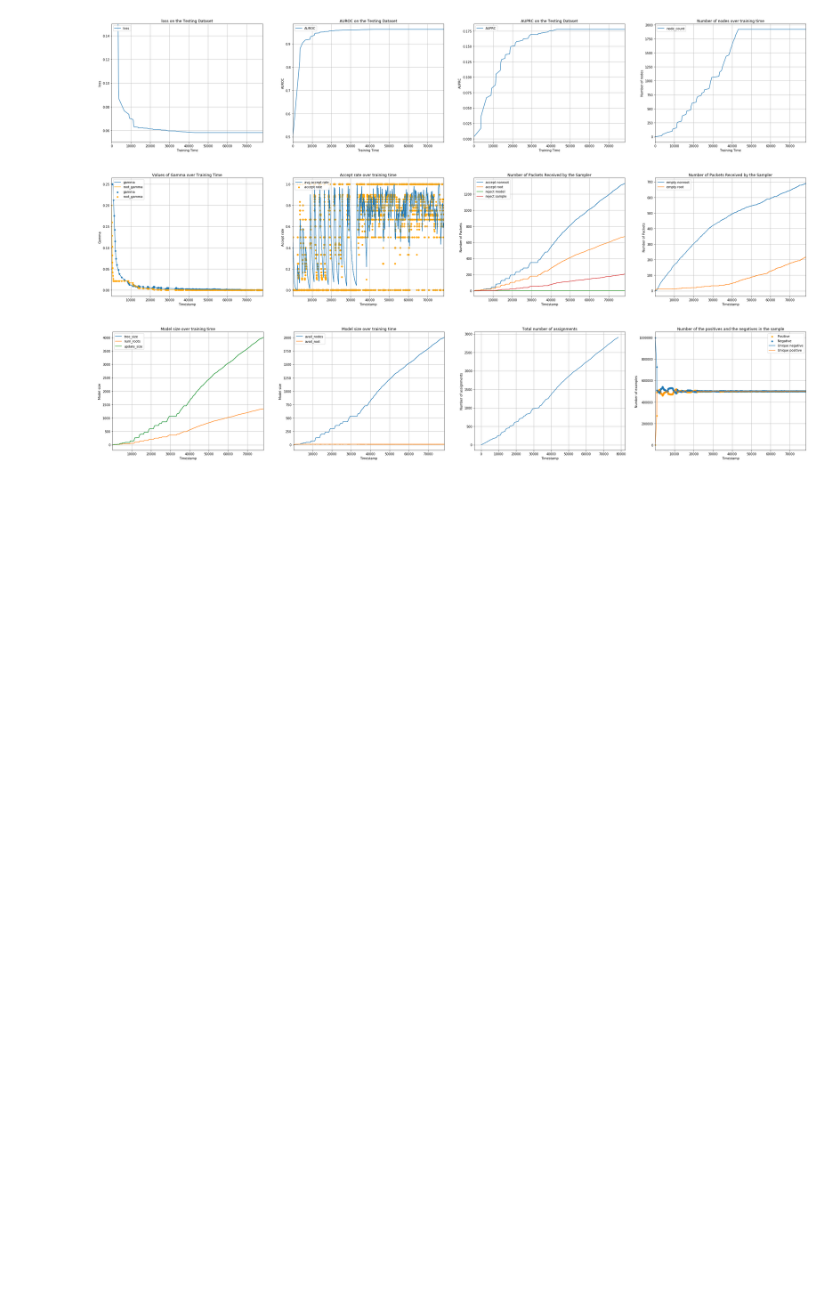
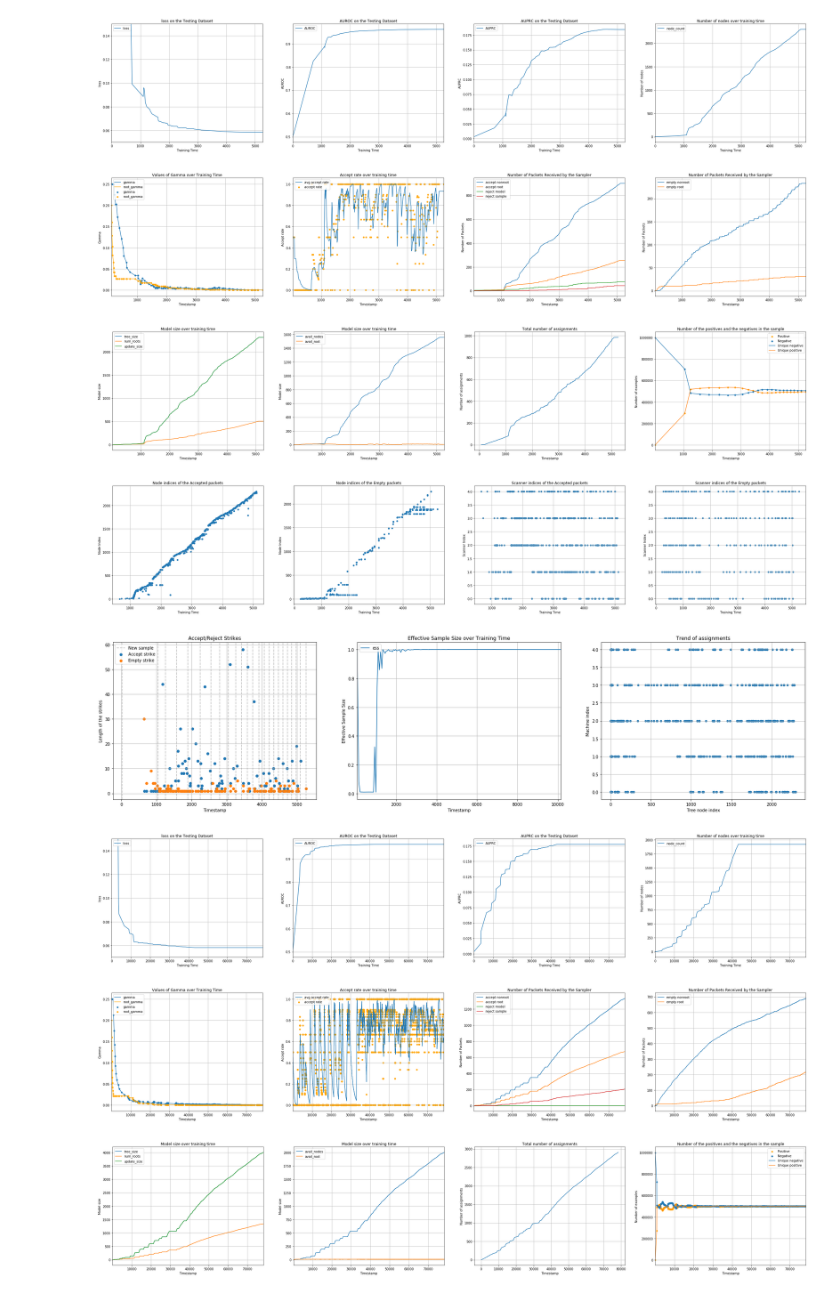
Before and after one commit to arapat/sparrow-analysis, a Jupyter notebook: tmsn-dt/SparrowLogs-Dashboard.ipynb, the cells around one changed output. Drawn from its saved outputs; the diff is of its cells as text; code cells hidden in the pictures; blank space fills up the shorter version.

```diff
--- a/tmsn-dt/SparrowLogs-Dashboard.ipynb
+++ b/tmsn-dt/SparrowLogs-Dashboard.ipynb
@@ -511,3 +552,16 @@ ret_ax20 = show_plots(base_dir)
+# %%
+base_dir = "./dl-logs/new-five-init-5-suc2"  # 5 machines, it works
+ret_ax5 = show_plots(base_dir, False)
+
+# base_dir = "./dl-logs/new-five-init-1"
+# ret_ax1 = show_plots(base_dir, ret_ax5)
+# ret_ax[0][0]
+# %% [output]
+[figure, added]
+[figure, added]
+[figure, added]
+[figure, added]
+[figure, added]
 # %%
 base_dir = "./dl-logs/new-five-init-1"
 ret_ax1 = show_plots(base_dir, None)
```
Also changed, not shown: parts of 7 cells of this notebook.
